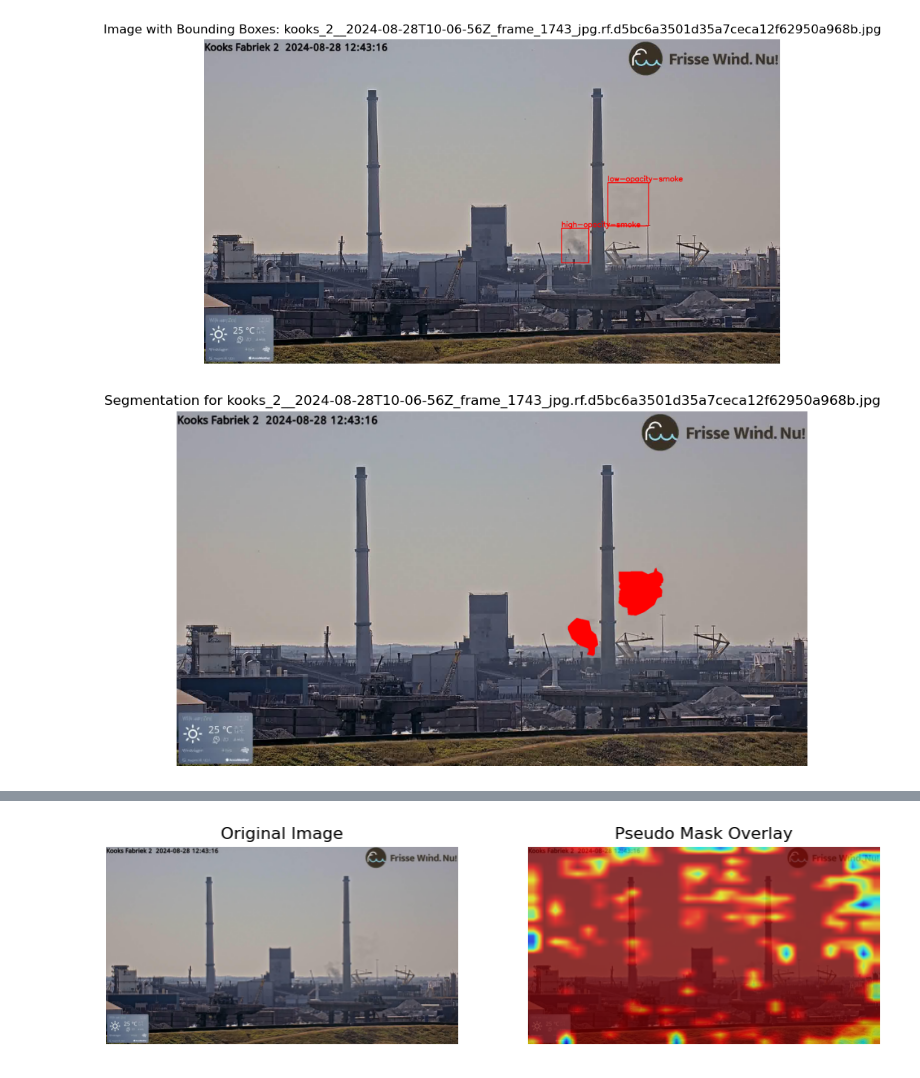
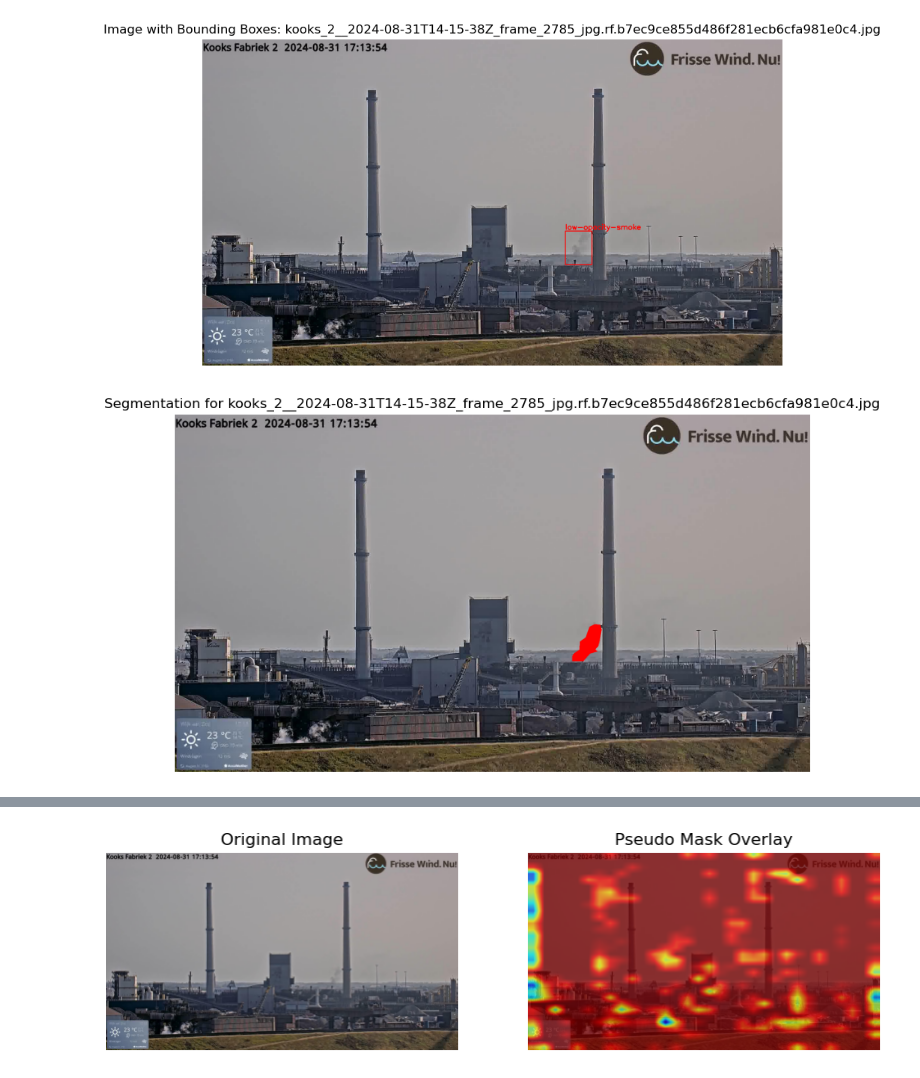
Before and after one commit to zhang-mickey/Master-thesis, a Jupyter notebook: visualization.ipynb, the cells around one changed output, grey strips where cells are left out. Saved outputs shown, nothing was run; the diff lists cells and outputs as text; code cells hidden in the pictures.

```diff
--- a/visualization.ipynb
+++ b/visualization.ipynb
@@ -3,6 +3,7 @@ import json
 import cv2
 import matplotlib.pyplot as plt
 import os
+import random
 import torch
 import numpy as np
 from pycocotools import mask as mask_utils  # For RLE decoding
@@ -18,8 +19,12 @@ with open(json_path, "r") as f:
 # Dictionary mapping category IDs to names
 category_map = {cat["id"]: cat["name"] for cat in data["categories"]}
 
+# # Randomly select 5 images
+# random_images = random.sample(data["images"], 5)
+
+
 # Choose an image
-image_info = data["images"][0]
+image_info = data["images"][300]
 image_path = os.path.join(image_folder, image_info["file_name"])
 
 # Load image
@@ -41,14 +46,10 @@ plt.axis("off")
 plt.title(f"Image with Bounding Boxes: {image_info['file_name']}")
 plt.show()
 # %% [output]
-[figure, old version]
+[figure, new version]
 # %%
 # Mapping category IDs to names
 category_map = {cat["id"]: cat["name"] for cat in data["categories"]}
-
-# Select an image
-image_info = data["images"][0]  # Choose the first image
-image_path = os.path.join(image_folder, image_info["file_name"])
 
 # Load image
 image = cv2.imread(image_path)
@@ -87,7 +88,7 @@ plt.axis("off")
 plt.title(f"Segmentation for {image_info['file_name']}")
 plt.show()
 # %% [output]
-[figure, old version]
+[figure, new version]
 # %%
 import torch.nn as nn
 import torch.nn.functional as F
@@ -162,59 +163,7 @@ def grad_cam(model, img_tensor, target_class=0):
 
     return cam
 
-def semantic_segmentation(model, img_tensor):
-    model.eval()
 
-    # Forward pass
-    with torch.no_grad():
-        output = model(img_tensor.unsqueeze(0))  # Output of shape [1, num_classes, height, width]
-
-    # Get the predicted class for each pixel (the class with highest probability)
-    prediction = torch.argmax(output, dim=1)  # Shape [1, height, width]
-
-    return prediction.squeeze(0)  # Remove the batch dimension
-
-
-def visualize_segmentation(image_path, prediction):
-    image = cv2.imread(image_path)
-    if image is not None:
-        image = cv2.cvtColor(image, cv2.COLOR_BGR2RGB)
-    else:
-        print(f"Error: Could not read image from {image_path}")
-
-    # Resize prediction to match image size
-    prediction_resized = cv2.resize(prediction.numpy(), (image.shape[1], image.shape[0]), interpolation=cv2.INTER_NEAREST)
-
-    # Define a color map (for visualization purposes)
-    color_map = np.array([[0, 0, 0], [255, 0, 0]])  # 0 for background (black), 1 for object (red)
-    # Here you can define more classes and assign them a color
-
-    # Convert prediction into RGB image
-    pred_colored = color_map[prediction_resized]  # Map each prediction to a color
-
-    # Ensure the pred_colored is in the correct data type (np.uint8)
-    pred_colored = pred_colored.astype(np.uint8)
-
-    # Blend the image with the pseudo mask
-    overlay = cv2.addWeighted(image, 0.7, pred_colored, 0.3, 0)
-
-    # Show result
-    plt.figure(figsize=(10, 5))
-    plt.subplot(1, 3, 1)
-    plt.imshow(image)
-    plt.title("Original Image")
-    plt.axis("off")
-
-    plt.subplot(1, 3, 2)
-    plt.imshow(overlay)
-    plt.title("Segmentation Overlay")
-    plt.axis("off")
-
-    plt.subplot(1, 3, 3)
-    plt.imshow(pred_colored)
-    plt.title("Segmentation Overlay")
-    plt.axis("off")
-    plt.show()
 
 # Visualization of the pseudo mask
 def visualize_pseudo_mask(image_path, pseudo_mask):
@@ -251,11 +200,8 @@ def visualize_pseudo_mask(image_path, pseudo_mask):
 
     plt.show()
 
-
-
-# Example usage
 model = choose_backbone('deeplabv3plus_resnet50')
-print(model.backbone)
+# print(model.backbone)
 model.load_state_dict(torch.load("/Users/jowonkim/Documents/GitHub/Masterthesis/model/model_full.pth",weights_only=True,map_location=torch.device('cpu')),strict=False)
 model.to(device)
 
@@ -297,3 +227,3 @@ Sequential(
 output.shape torch.Size([1, 1, 512, 512])
-[figure, old version]
+[figure, new version]
 # %%
```
Also changed, not shown: parts of 2 cells of this notebook, 13 other files.
